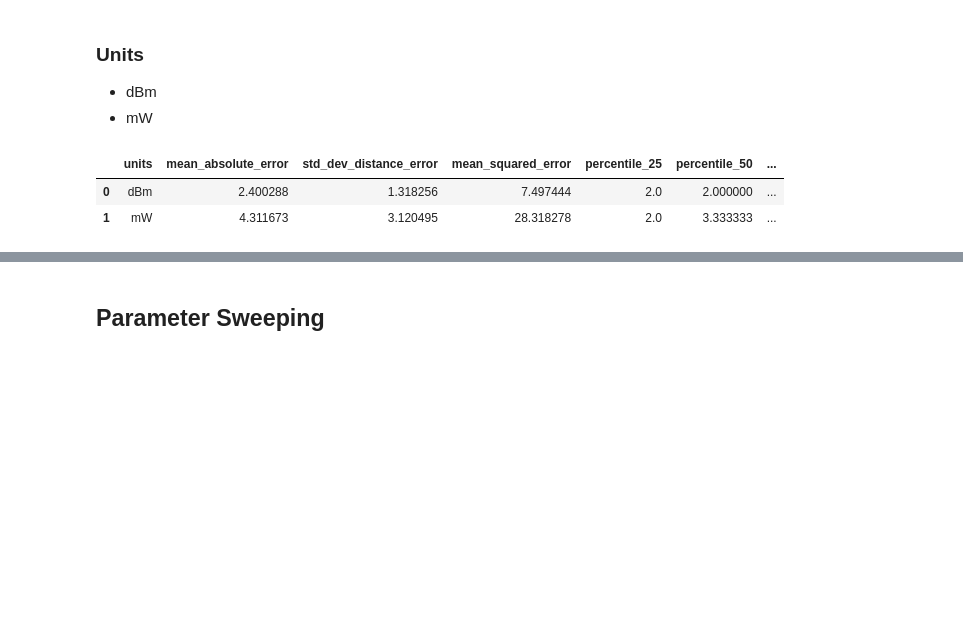
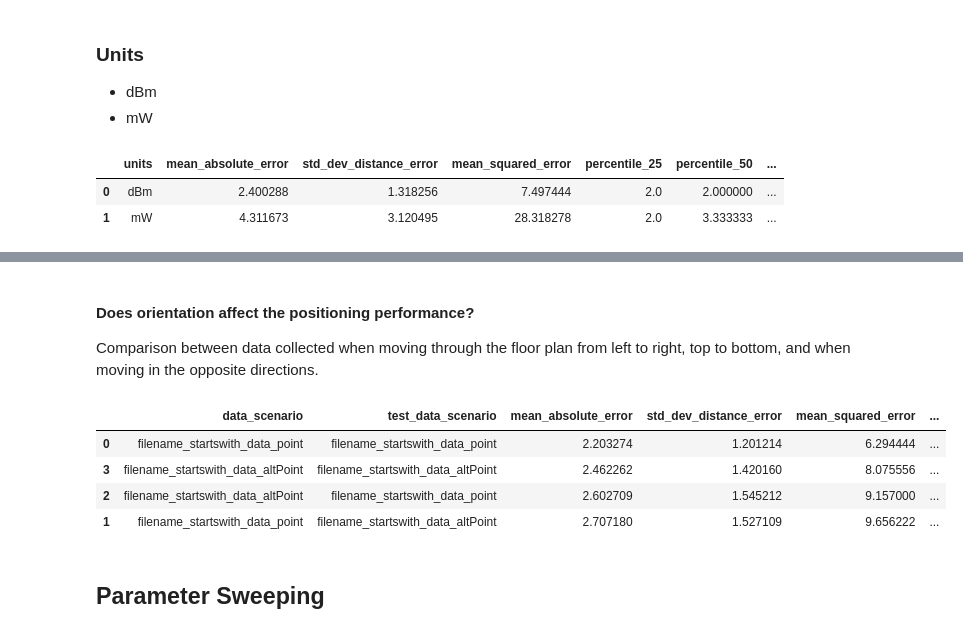
Before and after one commit to YanuX-Framework/YanuX-Cruncher, a Jupyter notebook: CruncherLab.ipynb, the cells around one changed output, grey strips where cells are left out. Cells and saved outputs as stored; diff of their text form; code cells hidden in the pictures; blank space fills up the shorter version.

```diff
--- a/CruncherLab.ipynb
+++ b/CruncherLab.ipynb
@@ -428,3 +550,46 @@ metrics_table
+# %% [markdown]
+#### Does orientation affect the positioning performance?  ####
+Comparison between data collected when moving through the floor plan from left to right, top to bottom, and when moving in the opposite directions.
+# %%
+n_neighbors=3
+weights="uniform"
+metric="euclidean"
+nan_filler=-100
+
+curr_data_scenarios = {}
+curr_data_scenarios.update(filename_startswith_data_scenarios)
+
+curr_test_data_scenarios = {}
+curr_test_data_scenarios.update(filename_startswith_test_data_scenarios)
+
+# Just a metrics accumulator
+metrics = []
+for data_scenario_name, data_scenario in curr_data_scenarios.items():
+    for test_data_scenario_name, test_data_scenario in curr_test_data_scenarios.items():
+        curr_data = data_scenario.fillna(nan_filler)
+        curr_test_data = test_data_scenario.fillna(nan_filler)
+        curr_metrics = experiment_metrics(knn_experiment(curr_data,
+                                                         mac_addresses,
+                                                         ["x", "y"],
+                                                         algorithm="brute",
+                                                         n_neighbors=n_neighbors,
+                                                         weights=weights,
+                                                         metric=metric,
+                                                         test_data=curr_test_data))
+        curr_metrics["data_scenario"] = data_scenario_name
+        curr_metrics["test_data_scenario"] = test_data_scenario_name
+        metrics.append(curr_metrics)
+
+cols = ["data_scenario", "test_data_scenario"] + list(curr_metrics.keys())[:-2]
+metrics_table = pd.DataFrame(metrics, columns=cols)
+metrics_table.to_csv("metrics-data_scenarios.csv")
+metrics_table.sort_values(cols[2:])
+# %% [output]
+|  | data_scenario | test_data_scenario | mean_absolute_error | std_dev_distance_error | mean_squared_error | ... |
+| 0 | filename_startswith_data_point | filename_startswith_data_point | 2.203274 | 1.201214 | 6.294444 | ... |
+| 3 | filename_startswith_data_altPoint | filename_startswith_data_altPoint | 2.462262 | 1.420160 | 8.075556 | ... |
+| 2 | filename_startswith_data_altPoint | filename_startswith_data_point | 2.602709 | 1.545212 | 9.157000 | ... |
+| 1 | filename_startswith_data_point | filename_startswith_data_altPoint | 2.707180 | 1.527109 | 9.656222 | ... |
 # %% [markdown]
 ## Parameter Sweeping ##
 # %% [markdown]
```
Also changed, not shown: parts of 21 cells of this notebook, 2 other files.
